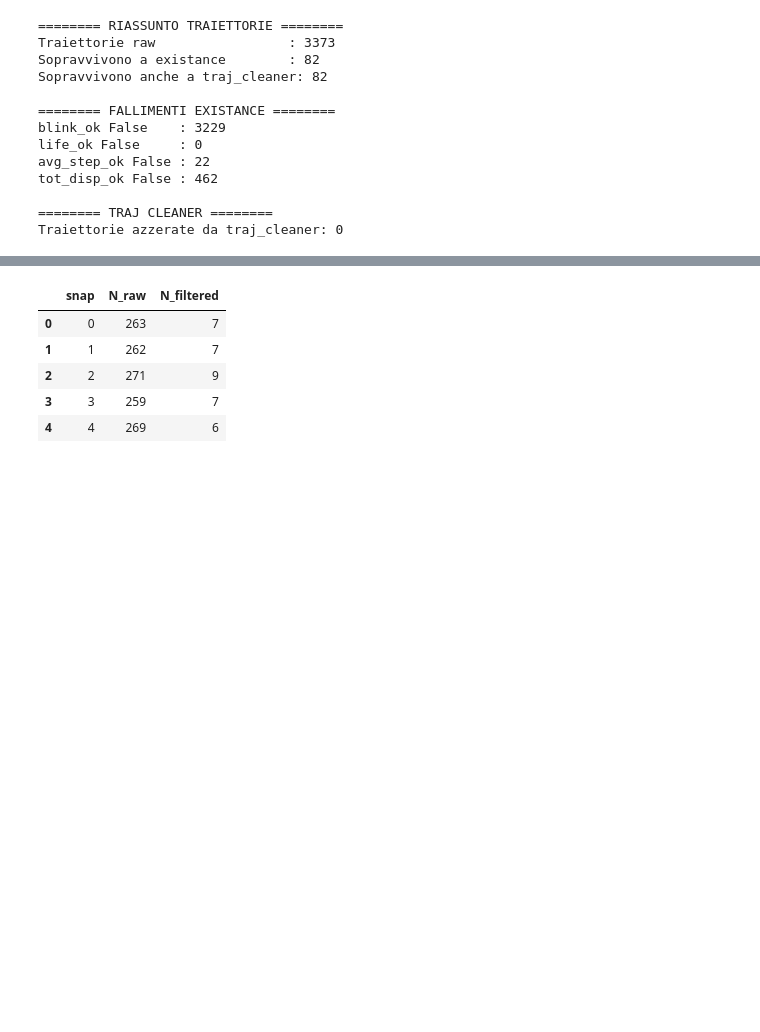
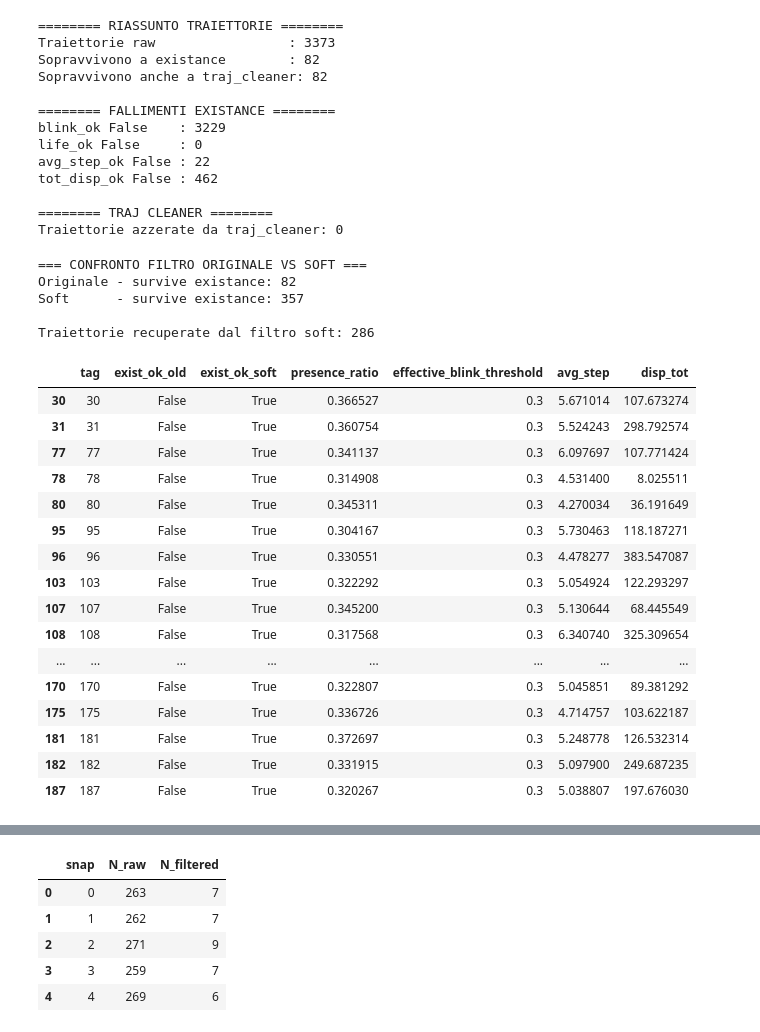
Before and after one commit to ScyPyna/moving-chlamydomonas_pub, a Jupyter notebook: diagnostica.ipynb, the cells around one changed output, grey strips where cells are left out. Drawn from its saved outputs; the diff is of its cells as text; code cells hidden in the pictures; blank space fills up the shorter version.

```diff
--- a/diagnostica.ipynb
+++ b/diagnostica.ipynb
@@ -57,3 +57,7 @@ FILT = {
     "only_inside": True,
     "blinking_ratio": 0.4
 }
+# %%
+FILT_SOFT = FILT.copy()
+FILT_SOFT["blinking_tolerance"] = 0.10
+FILT_SOFT["long_track_min_snaps"] = 20
@@ -367,3 +523,13 @@ diag_points shape: (453739, 10)
 | 2 | 0 | 2 | 313.937541 | 15.268902 | 313.937541 | 15.268902 | True | True | True | ... |
 | 3 | 0 | 29 | 325.030797 | 2.030797 | 325.030797 | 2.030797 | True | True | True | ... |
 | 4 | 0 | 42 | 314.728697 | 15.214496 | 314.728697 | 15.214496 | True | True | True | ... |
+# %%
+diag_tracks_soft, diag_points_soft = build_diagnostics_soft(
+    traj_df=traj_df,
+    pix=PIX,
+    dt=DT,
+    filt=FILT_SOFT,
+    frame_shape=(H, W),
+)
+
+display(diag_tracks_soft.head())
@@ -399,6 +572,57 @@ tot_disp_ok False : 462
 
 ======== TRAJ CLEANER ========
 Traiettorie azzerate da traj_cleaner: 0
+# %%
+print("=== CONFRONTO FILTRO ORIGINALE VS SOFT ===")
+print("Originale - survive existance:", int(diag_tracks["exist_ok"].sum()))
+print("Soft      - survive existance:", int(diag_tracks_soft["exist_ok"].sum()))
+print()
+
+rescued = (
+    (~diag_tracks["exist_ok"]) &
+    (diag_tracks_soft["exist_ok"])
+).sum()
+
+print("Traiettorie recuperate dal filtro soft:", int(rescued))
+# %% [output]
+=== CONFRONTO FILTRO ORIGINALE VS SOFT ===
+Originale - survive existance: 82
+Soft      - survive existance: 357
+
+Traiettorie recuperate dal filtro soft: 286
+# %%
+compare_exist = diag_tracks[["tag", "exist_ok"]].merge(
+    diag_tracks_soft[[
+        "tag", "exist_ok", "presence_ratio",
+        "effective_blink_threshold", "avg_step", "disp_tot"
+    ]],
+    on="tag",
+    suffixes=("_old", "_soft")
+)
+
+display(
+    compare_exist[
+        (~compare_exist["exist_ok_old"]) & (compare_exist["exist_ok_soft"])
+    ].head(30)
+)
+# %% [output]
+|  | tag | exist_ok_old | exist_ok_soft | presence_ratio | effective_blink_threshold | avg_step | disp_tot |
+| 30 | 30 | False | True | 0.366527 | 0.3 | 5.671014 | 107.673274 |
+| 31 | 31 | False | True | 0.360754 | 0.3 | 5.524243 | 298.792574 |
+| 77 | 77 | False | True | 0.341137 | 0.3 | 6.097697 | 107.771424 |
+| 78 | 78 | False | True | 0.314908 | 0.3 | 4.531400 | 8.025511 |
+| 80 | 80 | False | True | 0.345311 | 0.3 | 4.270034 | 36.191649 |
+| 95 | 95 | False | True | 0.304167 | 0.3 | 5.730463 | 118.187271 |
+| 96 | 96 | False | True | 0.330551 | 0.3 | 4.478277 | 383.547087 |
+| 103 | 103 | False | True | 0.322292 | 0.3 | 5.054924 | 122.293297 |
+| 107 | 107 | False | True | 0.345200 | 0.3 | 5.130644 | 68.445549 |
+| 108 | 108 | False | True | 0.317568 | 0.3 | 6.340740 | 325.309654 |
+| ... | ... | ... | ... | ... | ... | ... | ... |
+| 170 | 170 | False | True | 0.322807 | 0.3 | 5.045851 | 89.381292 |
+| 175 | 175 | False | True | 0.336726 | 0.3 | 4.714757 | 103.622187 |
+| 181 | 181 | False | True | 0.372697 | 0.3 | 5.248778 | 126.532314 |
+| 182 | 182 | False | True | 0.331915 | 0.3 | 5.097900 | 249.687235 |
+| 187 | 187 | False | True | 0.320267 | 0.3 | 5.038807 | 197.676030 |
 # %%
 display(
     diag_tracks.loc[
```
Also changed, not shown: parts of 23 cells of this notebook.
